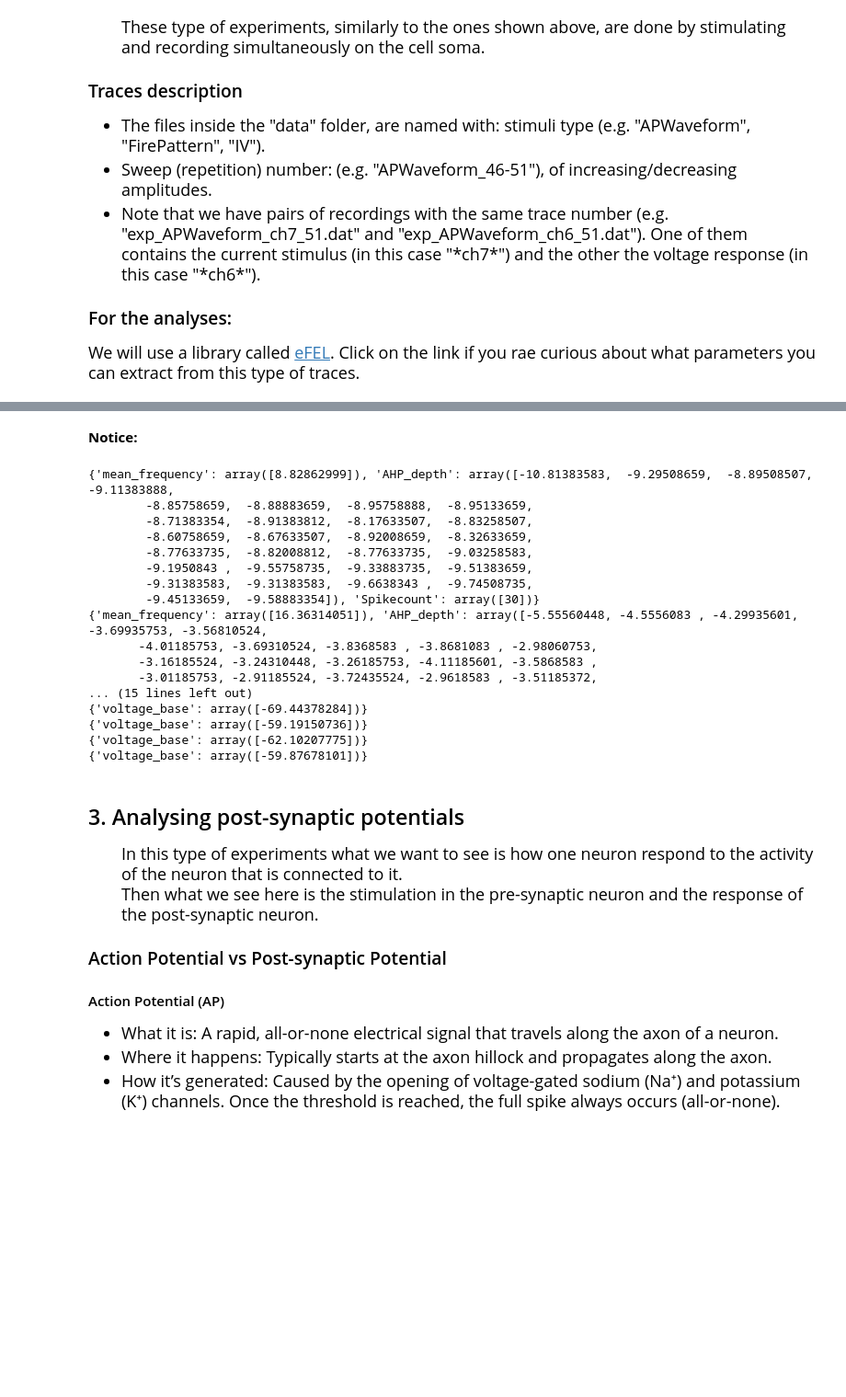
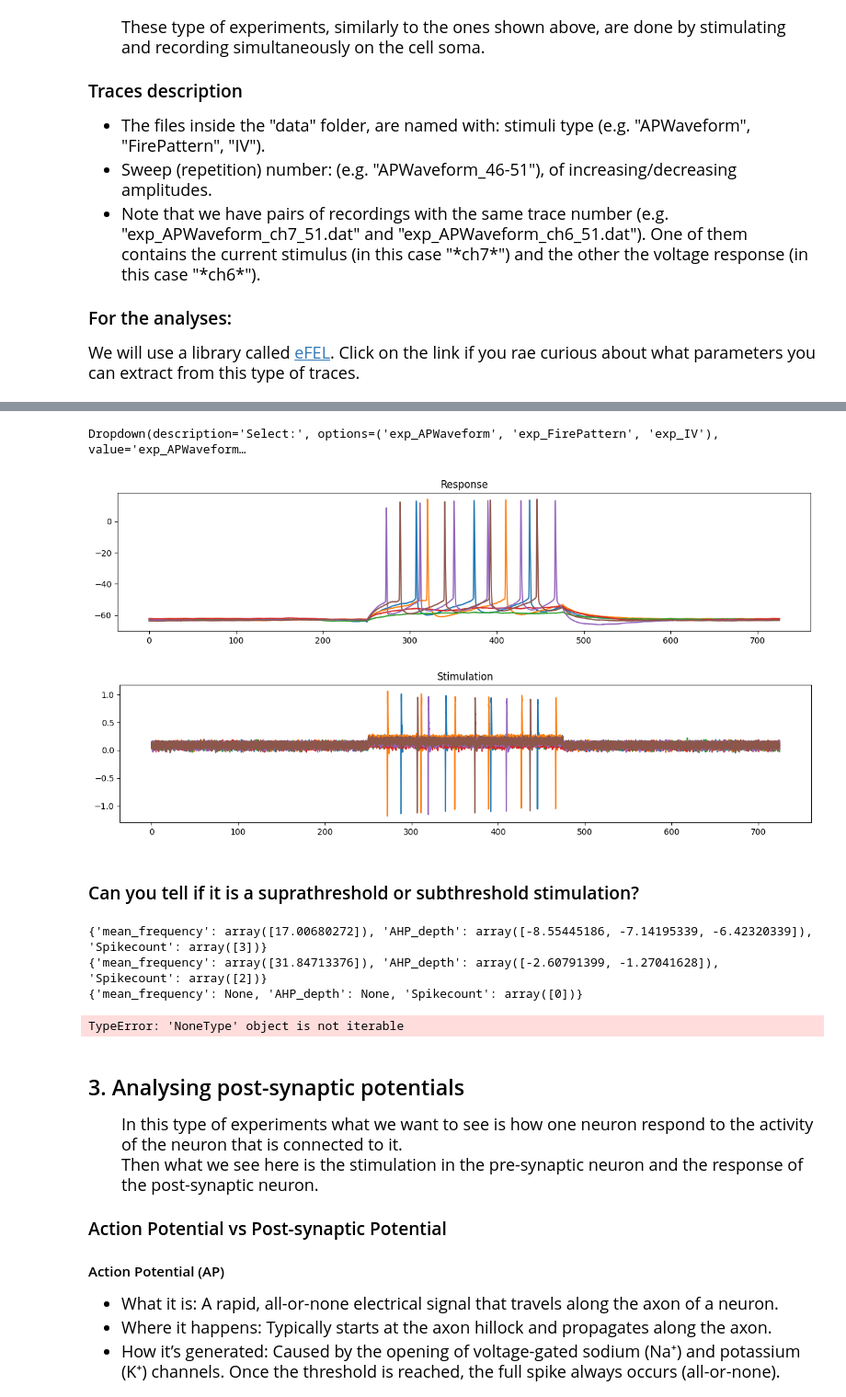
Before and after one commit to NataliBZ/uc3m_notebooks, a Jupyter notebook: Cellular/04_Analysis_of_traces/analysis_notebook.ipynb, the cells around one changed output, grey strips where cells are left out. Shown at 92% size. Drawn from its saved outputs; the diff is of its cells as text; code cells hidden in the pictures; blank space fills up the shorter version.

```diff
--- a/Cellular/04_Analysis_of_traces/analysis_notebook.ipynb
+++ b/Cellular/04_Analysis_of_traces/analysis_notebook.ipynb
@@ -210,9 +156,53 @@ for fv in IV_I_list:
+# %%
+# POner esto en una funcion, con el plot y los analisis.
+# si es exp_IV, solo da sub-threlhod analysis
+# si es exp_APWaveform o exp_FirePattern, solo da supra-threshold analysis
+
+# Get all functions defined in the module
+exp_list = ['exp_APWaveform', 'exp_FirePattern', 'exp_IV']
+
+dropdown = widgets.Dropdown(
+    options=exp_list,  # <- keyword argument!
+    description='Select:', # optional, adds a label
+)
+display(dropdown)
+# %% [output]
+Dropdown(description='Select:', options=('exp_APWaveform', 'exp_FirePattern', 'exp_IV'), value='exp_APWaveform…
+# %%
+# Open and plot files
+exp_name = dropdown.value
+
+resp_path = 'data/'+exp_name+'_ch6_*.dat'
+stim_path = 'data/'+exp_name+'_ch7_*.dat'
+
+resp_list = []
+for filename in glob.glob(resp_path):
+    resp_list.append(filename)
+
+stim_list = []
+for filename in glob.glob(stim_path):
+    stim_list.append(filename)
+
+plt.figure(figsize=(15,3))
+plt.title('Response')
+for fv in resp_list:
+    t, v = rf.get_data(fv)
+    plt.plot(t,v)
+
+plt.figure(figsize=(15,3))
+plt.title('Stimulation')
+for fv in stim_list:
+    t, v = rf.get_data(fv)
+    plt.plot(t,v)
+# %% [output]
+[figure, added]
+[figure, added]
 # %% [markdown]
-__Notice:__
+### Can you tell if it is a suprathreshold or subthreshold stimulation?
 # %%
 #using eFEL
 
-for fv in FirePattern_list:
+for fv in resp_list:
     t, v = rf.get_data(fv)
     #t, i = get_data(file_c1)
 
@@ -227,7 +217,7 @@ for fv in FirePattern_list:
     IPython.display.HTML(json2html.convert(json=feature_values))
 
 
-for fv in IV_list:
+for fv in resp_list:
     t, v = rf.get_data(fv)
 
     stim_start = 378.9 # in ms
@@ -239,23 +229,10 @@ for fv in IV_list:
     feature_values = {feature_name: list(values) for feature_name, values in feature_values.items()}
     IPython.display.HTML(json2html.convert(json=feature_values))
 # %% [output]
-{'mean_frequency': array([8.82862999]), 'AHP_depth': array([-10.81383583,  -9.29508659,  -8.89508507,  -9.11383888,
-        -8.85758659,  -8.88883659,  -8.95758888,  -8.95133659,
-        -8.71383354,  -8.91383812,  -8.17633507,  -8.83258507,
-        -8.60758659,  -8.67633507,  -8.92008659,  -8.32633659,
-        -8.77633735,  -8.82008812,  -8.77633735,  -9.03258583,
-        -9.1950843 ,  -9.55758735,  -9.33883735,  -9.51383659,
-        -9.31383583,  -9.31383583,  -9.6638343 ,  -9.74508735,
-        -9.45133659,  -9.58883354]), 'Spikecount': array([30])}
-{'mean_frequency': array([16.36314051]), 'AHP_depth': array([-5.55560448, -4.5556083 , -4.29935601, -3.69935753, -3.56810524,
-       -4.01185753, -3.69310524, -3.8368583 , -3.8681083 , -2.98060753,
-       -3.16185524, -3.24310448, -3.26185753, -4.11185601, -3.5868583 ,
-       -3.01185753, -2.91185524, -3.72435524, -2.9618583 , -3.51185372,
-... (15 lines left out)
-{'voltage_base': array([-69.44378284])}
-{'voltage_base': array([-59.19150736])}
-{'voltage_base': array([-62.10207775])}
-{'voltage_base': array([-59.87678101])}
+{'mean_frequency': array([17.00680272]), 'AHP_depth': array([-8.55445186, -7.14195339, -6.42320339]), 'Spikecount': array([3])}
+{'mean_frequency': array([31.84713376]), 'AHP_depth': array([-2.60791399, -1.27041628]), 'Spikecount': array([2])}
+{'mean_frequency': None, 'AHP_depth': None, 'Spikecount': array([0])}
+TypeError: 'NoneType' object is not iterable
 # %% [markdown]
 ## 3. Analysing post-synaptic potentials
 
```
Also changed, not shown: parts of 7 cells of this notebook, 14 other files.
